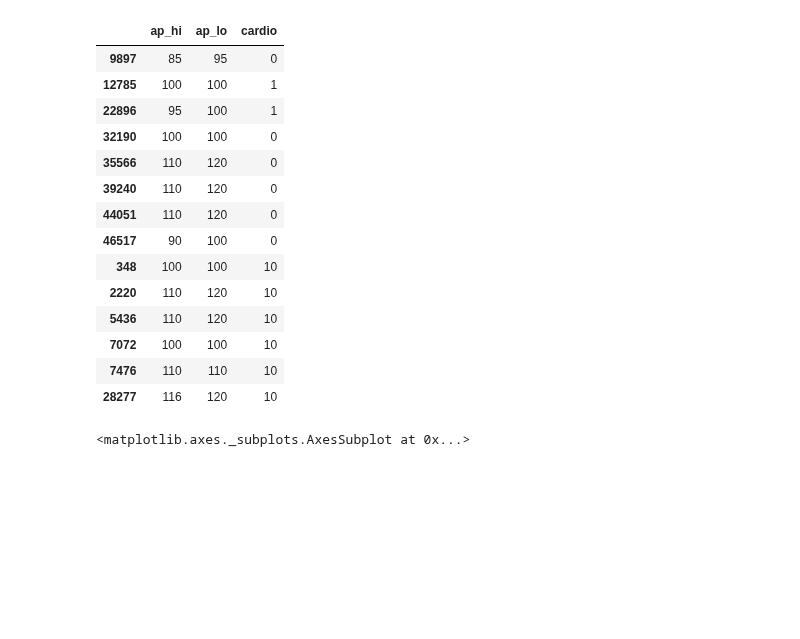
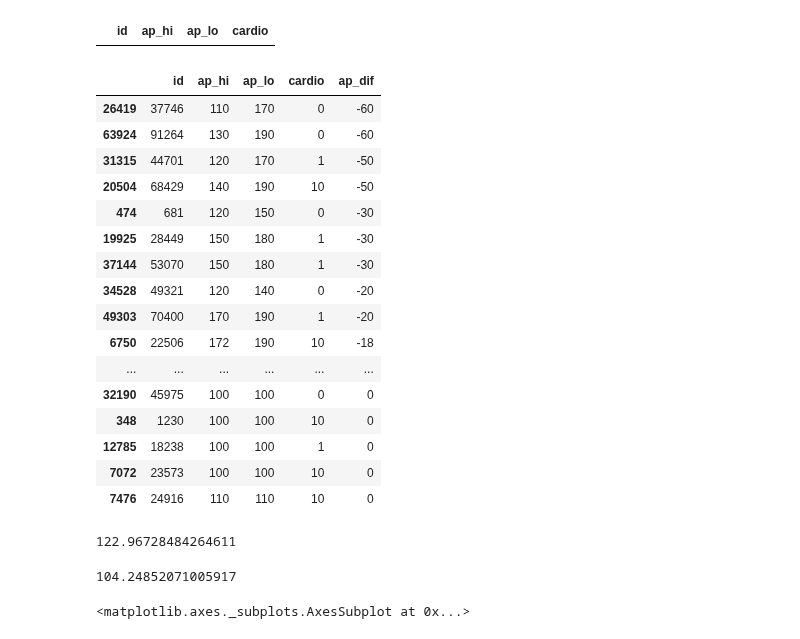
Before and after one commit to mortido/ML-Boot-Camp-V, a Jupyter notebook: models-main.ipynb, the cells around one changed output. Saved outputs shown, nothing was run; the diff lists cells and outputs as text; code cells hidden in the pictures; blank space fills up the shorter version.

```diff
--- a/models-main.ipynb
+++ b/models-main.ipynb
@@ -23,8 +23,8 @@ utils = importlib.reload(utils)
 train = pd.read_csv('train.csv', sep=';')
 test = pd.read_csv('test.csv', sep=';', na_values='None')
 
-train = utils.clean_data(train, light_clean=False)
-test = utils.clean_data(test, light_clean=False)
+train = utils.clean_data(train, more_clean=True)
+test = utils.clean_data(test, more_clean=True)
 
 train = utils.new_features(train)
 test = utils.new_features(test)
@@ -72,21 +72,35 @@ sns.lmplot(x='ap_hi', y='ap_lo', data=data.loc[data['ap_dif']<=0], hue='cardio',
 # %%
-data.loc[(data['ap_dif']<=0)&(data['ap_hi']>50), ['ap_hi', 'ap_lo', 'cardio']]
+data.loc[data['ap_hi'] <50 , ['id', 'ap_hi', 'ap_lo', 'cardio']]
 # %% [output]
-|  | ap_hi | ap_lo | cardio |
-| 9897 | 85 | 95 | 0 |
-| 12785 | 100 | 100 | 1 |
-| 22896 | 95 | 100 | 1 |
-| 32190 | 100 | 100 | 0 |
-| 35566 | 110 | 120 | 0 |
-| 39240 | 110 | 120 | 0 |
-| 44051 | 110 | 120 | 0 |
-| 46517 | 90 | 100 | 0 |
-| 348 | 100 | 100 | 10 |
-| 2220 | 110 | 120 | 10 |
-| 5436 | 110 | 120 | 10 |
-| 7072 | 100 | 100 | 10 |
-| 7476 | 110 | 110 | 10 |
-| 28277 | 116 | 120 | 10 |
+|  | id | ap_hi | ap_lo | cardio |
+# %%
+data.loc[(data['ap_hi'] <= data['ap_lo']) , ['id', 'ap_hi', 'ap_lo', 'cardio', 'ap_dif']].sort_values('ap_dif')
+# %% [output]
+|  | id | ap_hi | ap_lo | cardio | ap_dif |
+| 26419 | 37746 | 110 | 170 | 0 | -60 |
+| 63924 | 91264 | 130 | 190 | 0 | -60 |
+| 31315 | 44701 | 120 | 170 | 1 | -50 |
+| 20504 | 68429 | 140 | 190 | 10 | -50 |
+| 474 | 681 | 120 | 150 | 0 | -30 |
+| 19925 | 28449 | 150 | 180 | 1 | -30 |
+| 37144 | 53070 | 150 | 180 | 1 | -30 |
+| 34528 | 49321 | 120 | 140 | 0 | -20 |
+| 49303 | 70400 | 170 | 190 | 1 | -20 |
+| 6750 | 22506 | 172 | 190 | 10 | -18 |
+| ... | ... | ... | ... | ... | ... |
+| 32190 | 45975 | 100 | 100 | 0 | 0 |
+| 348 | 1230 | 100 | 100 | 10 | 0 |
+| 12785 | 18238 | 100 | 100 | 1 | 0 |
+| 7072 | 23573 | 100 | 100 | 10 | 0 |
+| 7476 | 24916 | 110 | 110 | 10 | 0 |
+# %%
+data.loc[(data['ap_hi'] >20)&(data['ap_lo']==80), 'ap_hi'].mean()
+# %% [output]
+122.96728484264611
+# %%
+data.loc[(data['ap_hi'] >20)&(data['ap_lo']==60), 'ap_hi'].mean()
+# %% [output]
+104.24852071005917
 # %%
 data.loc[data['ap_dif']<20, 'ap_dif'].hist(bins=100)
 # %% [output]
```
Also changed, not shown: parts of 2 cells of this notebook, 3 other files.
